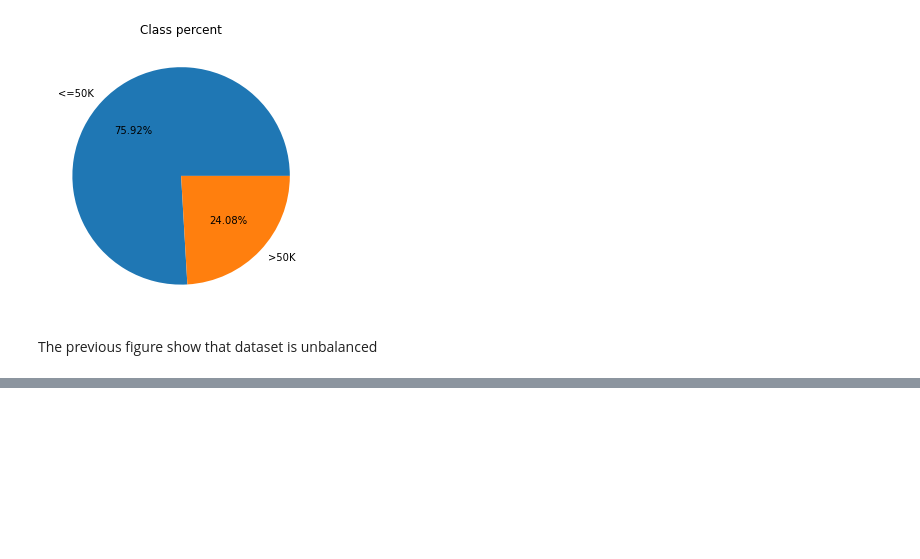
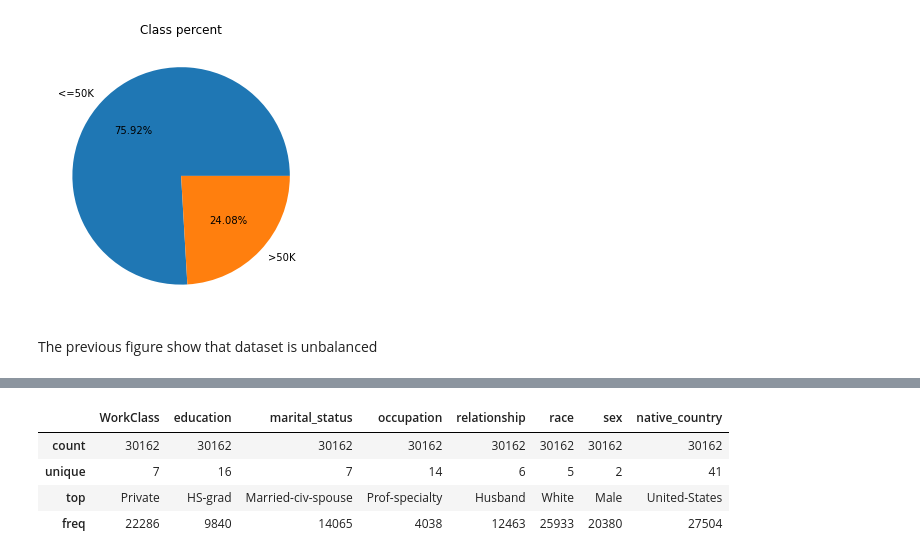
Before and after one commit to MichaelGaliciaZ/AdultDataset, a Jupyter notebook: Case_Study_Income.ipynb, the cells around one changed output, grey strips where cells are left out. Saved outputs shown, nothing was run; the diff lists cells and outputs as text; code cells hidden in the pictures; blank space fills up the shorter version.

```diff
--- a/Case_Study_Income.ipynb
+++ b/Case_Study_Income.ipynb
@@ -122,0 +177,8 @@ array([' United-States', ' Cuba', ' Jamaica', ' India', ' ?', ' Mexico',
+# %%
+cat_data.describe(include='object')
+# %% [output]
+|  | WorkClass | education | marital_status | occupation | relationship | race | sex | native_country |
+| count | 30162 | 30162 | 30162 | 30162 | 30162 | 30162 | 30162 | 30162 |
+| unique | 7 | 16 | 7 | 14 | 6 | 5 | 2 | 41 |
+| top | Private | HS-grad | Married-civ-spouse | Prof-specialty | Husband | White | Male | United-States |
+| freq | 22286 | 9840 | 14065 | 4038 | 12463 | 25933 | 20380 | 27504 |
```
Also changed, not shown: parts of 15 cells of this notebook.
